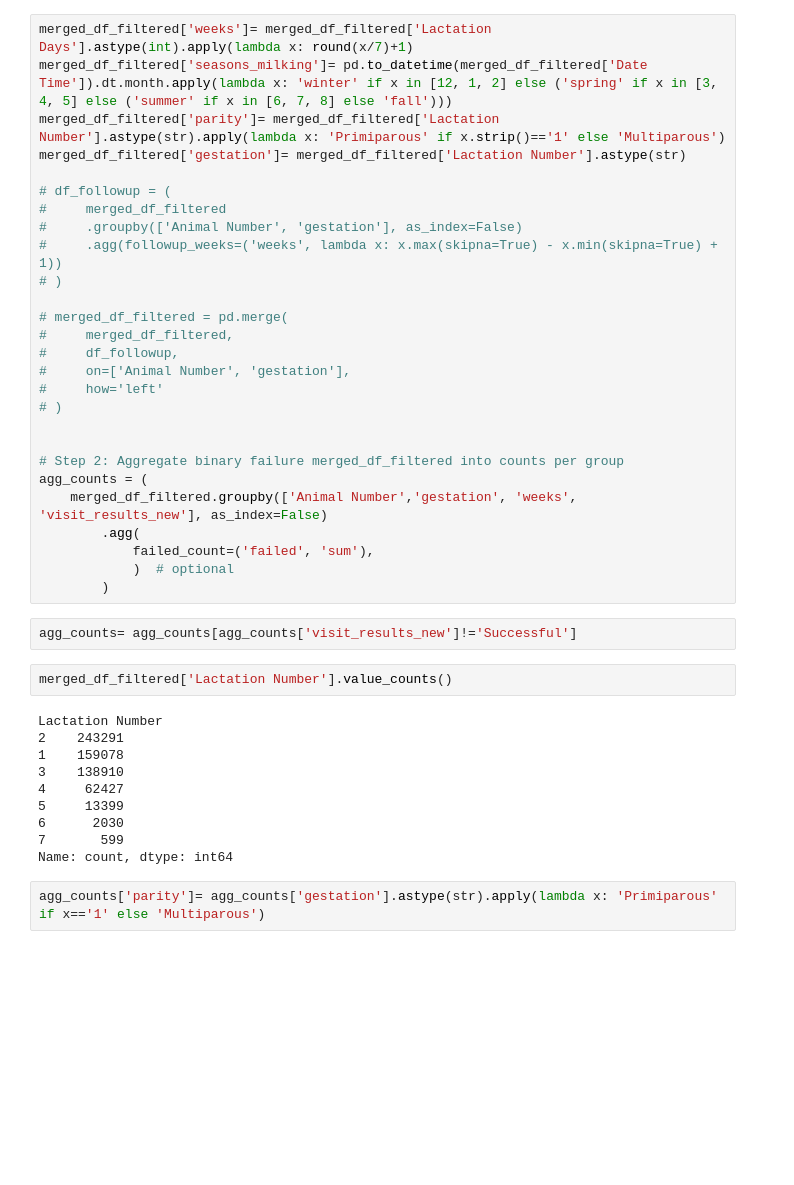
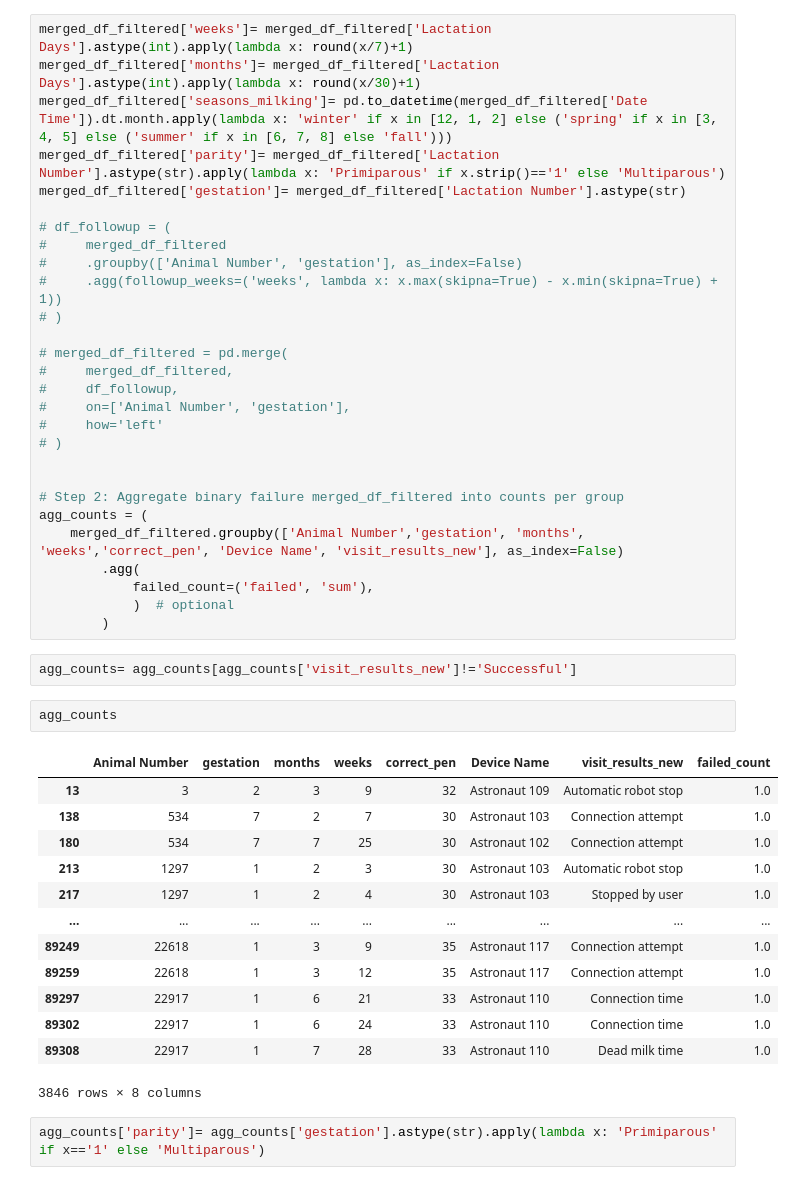
Before and after one commit to rajeshneupane7/failed_milking, a Jupyter notebook: processing.ipynb, the cells around one changed output. Cells and saved outputs as stored; diff of their text form; blank space fills up the shorter version.

```diff
--- a/processing.ipynb
+++ b/processing.ipynb
@@ -168,5 +196,6 @@ TypeError: unsupported operand type(s) for +: 'int' and 'str'
 # %%
 merged_df_filtered['weeks']= merged_df_filtered['Lactation Days'].astype(int).apply(lambda x: round(x/7)+1)
+merged_df_filtered['months']= merged_df_filtered['Lactation Days'].astype(int).apply(lambda x: round(x/30)+1)
 merged_df_filtered['seasons_milking']= pd.to_datetime(merged_df_filtered['Date Time']).dt.month.apply(lambda x: 'winter' if x in [12, 1, 2] else ('spring' if x in [3, 4, 5] else ('summer' if x in [6, 7, 8] else 'fall')))
 merged_df_filtered['parity']= merged_df_filtered['Lactation Number'].astype(str).apply(lambda x: 'Primiparous' if x.strip()=='1' else 'Multiparous')
 merged_df_filtered['gestation']= merged_df_filtered['Lactation Number'].astype(str)
@@ -187,7 +216,7 @@ merged_df_filtered['gestation']= merged_df_filtered['Lactation Number'].astype(s
 
 # Step 2: Aggregate binary failure merged_df_filtered into counts per group
 agg_counts = (
-    merged_df_filtered.groupby(['Animal Number','gestation', 'weeks', 'visit_results_new'], as_index=False)
+    merged_df_filtered.groupby(['Animal Number','gestation', 'months', 'weeks','correct_pen', 'Device Name', 'visit_results_new'], as_index=False)
         .agg(
             failed_count=('failed', 'sum'),
             )  # optional
@@ -195,17 +224,21 @@ agg_counts = (
 # %%
 agg_counts= agg_counts[agg_counts['visit_results_new']!='Successful']
 # %%
-merged_df_filtered['Lactation Number'].value_counts()
+agg_counts
 # %% [output]
+|  | Animal Number | gestation | months | weeks | correct_pen | Device Name | visit_results_new | failed_count |
+| 13 | 3 | 2 | 3 | 9 | 32 | Astronaut 109 | Automatic robot stop | 1.0 |
+| 138 | 534 | 7 | 2 | 7 | 30 | Astronaut 103 | Connection attempt | 1.0 |
+| 180 | 534 | 7 | 7 | 25 | 30 | Astronaut 102 | Connection attempt | 1.0 |
+| 213 | 1297 | 1 | 2 | 3 | 30 | Astronaut 103 | Automatic robot stop | 1.0 |
+| 217 | 1297 | 1 | 2 | 4 | 30 | Astronaut 103 | Stopped by user | 1.0 |
+| ... | ... | ... | ... | ... | ... | ... | ... | ... |
+| 89249 | 22618 | 1 | 3 | 9 | 35 | Astronaut 117 | Connection attempt | 1.0 |
+| 89259 | 22618 | 1 | 3 | 12 | 35 | Astronaut 117 | Connection attempt | 1.0 |
+| 89297 | 22917 | 1 | 6 | 21 | 33 | Astronaut 110 | Connection time | 1.0 |
+| 89302 | 22917 | 1 | 6 | 24 | 33 | Astronaut 110 | Connection time | 1.0 |
+| 89308 | 22917 | 1 | 7 | 28 | 33 | Astronaut 110 | Dead milk time | 1.0 |
-Lactation Number
-2    243291
-1    159078
-3    138910
-4     62427
-5     13399
-6      2030
-7       599
-Name: count, dtype: int64
+3846 rows × 8 columns
 # %%
 agg_counts['parity']= agg_counts['gestation'].astype(str).apply(lambda x: 'Primiparous' if x=='1' else 'Multiparous')
 # %%
```
Also changed, not shown: parts of 14 cells of this notebook, 3 other files.
